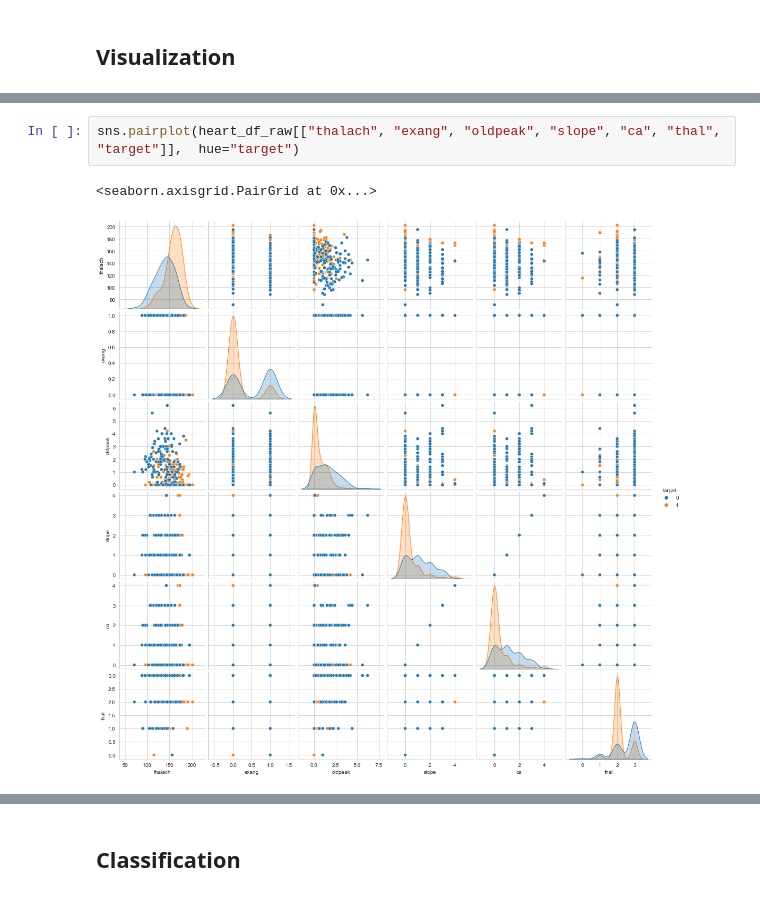
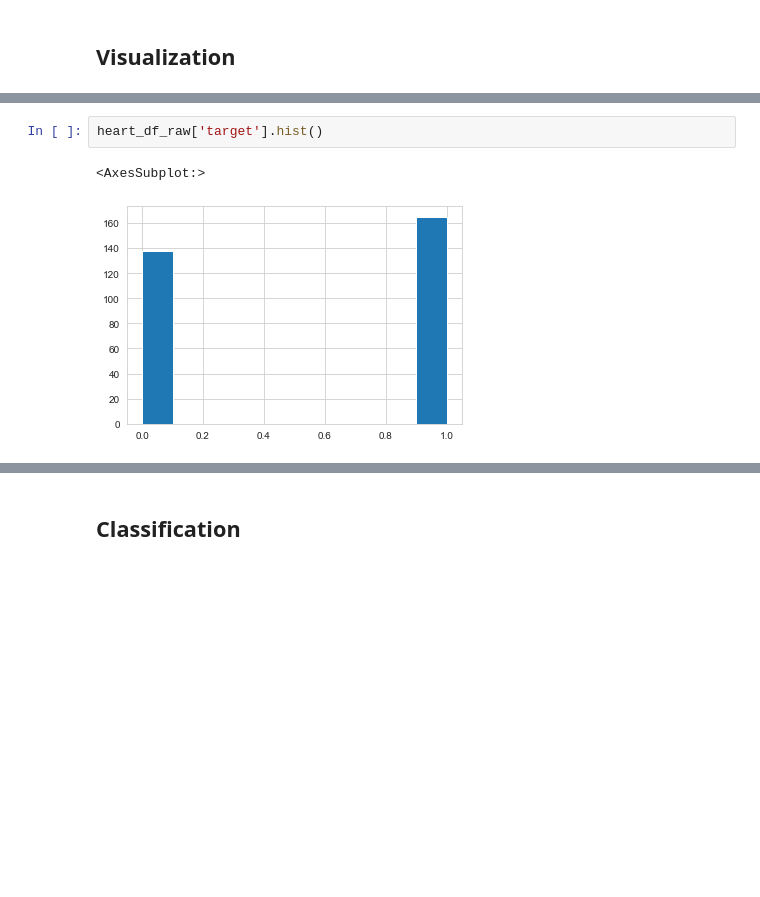
Before and after one commit to OwczarekP/Heart_disease_UCI, a Jupyter notebook: heart_disease.ipynb, the cells around one changed output, grey strips where cells are left out. Saved outputs shown, nothing was run; the diff lists cells and outputs as text; blank space fills up the shorter version.

```diff
--- a/heart_disease.ipynb
+++ b/heart_disease.ipynb
@@ -156,8 +162,8 @@ plt.show()
-# %%
-sns.pairplot(heart_df_raw[["thalach", "exang", "oldpeak", "slope", "ca", "thal", "target"]],  hue="target")
-# %% [output]
-<seaborn.axisgrid.PairGrid at 0x...>
-[figure, removed]
+# %%
+heart_df_raw['target'].hist()
+# %% [output]
+<AxesSubplot:>
+[figure, added]
 # %%
 corr = heart_df_raw.corr()
 mask = np.zeros_like(corr)
```
Also changed, not shown: parts of 39 cells of this notebook.
